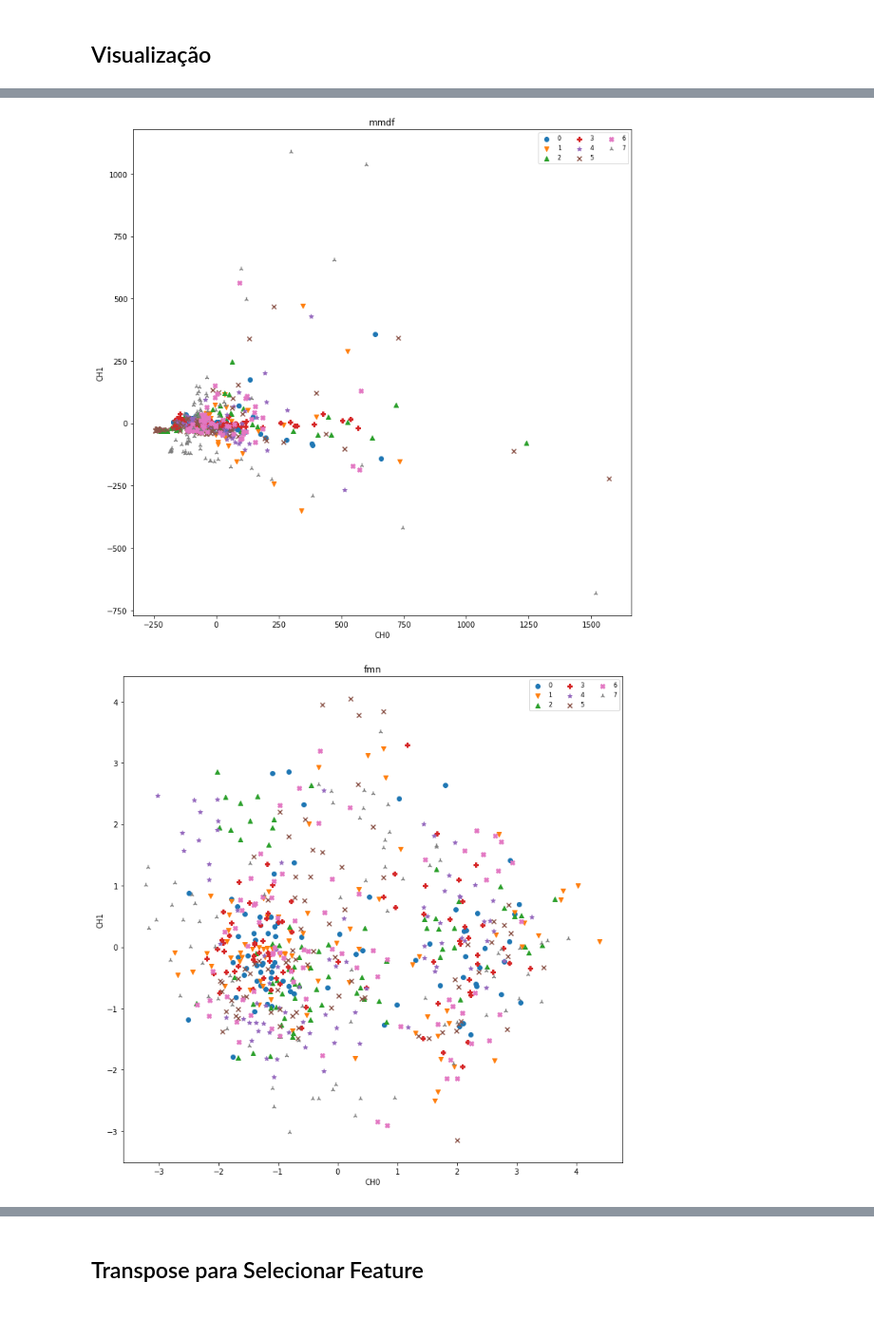
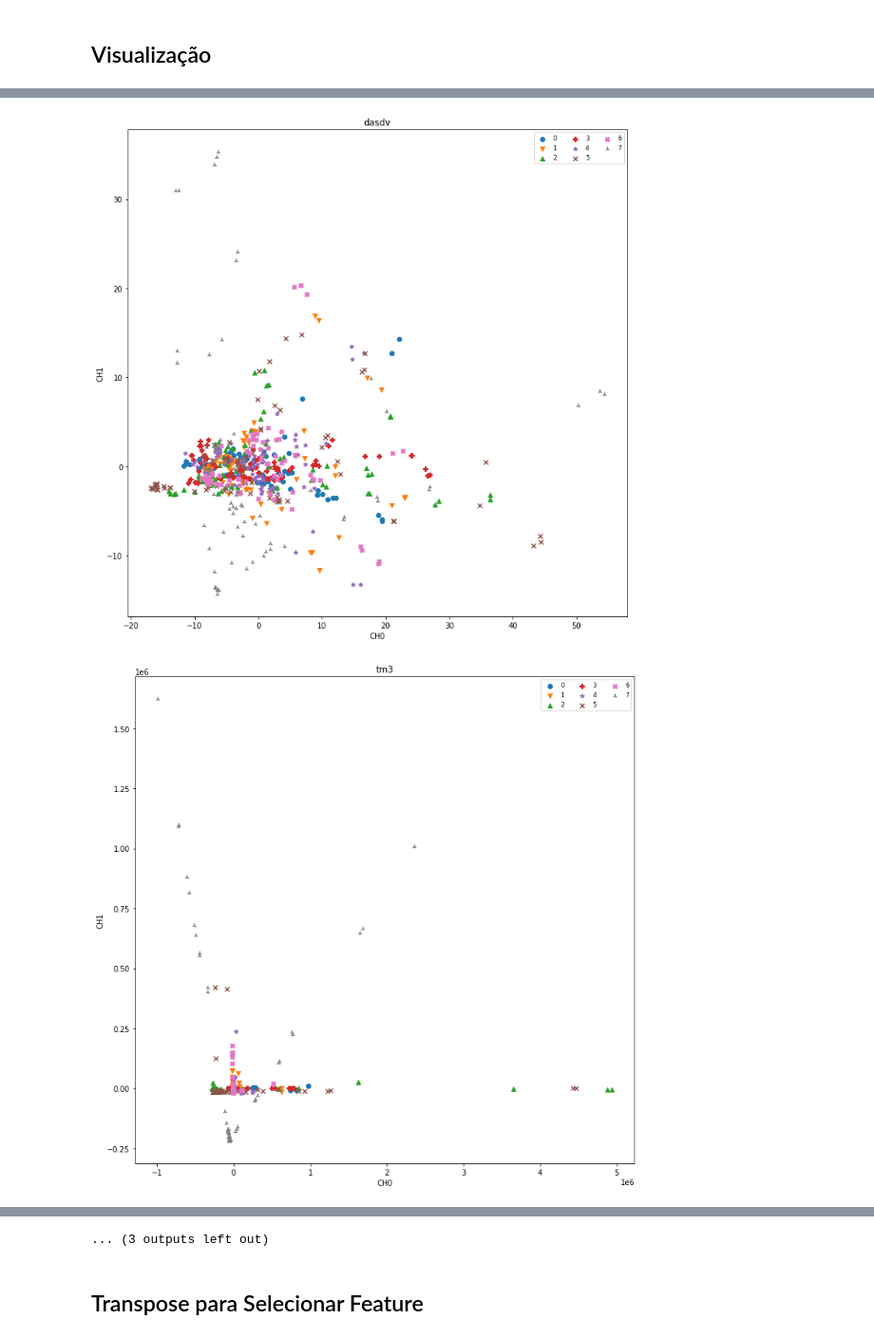
Before and after one commit to Jmallone/TOPICOS-2_2, a Jupyter notebook: MyData.ipynb, the cells around one changed output, grey strips where cells are left out. Shown at 95% size. Drawn from its saved outputs; the diff is of its cells as text; code cells hidden in the pictures.

```diff
--- a/MyData.ipynb
+++ b/MyData.ipynb
@@ -135,0 +139,3 @@ Dominio da frequência:  (24, 4, 26, 65) - (classes+ensaios, canais, janelas, li
+# %%
+for i in np.arange(1, 3, 0.5):
+    print(i)
@@ -179,7 +258,7 @@ def var(x):
     return np.sum(x ** 2, axis=-1) / (np.prod(x.shape[:-1]) - 1)
 
 def rms(x):
-    return np.sqrt(np.sum(np.abs(x) ** 2, axis=-1) / (np.prod(x.shape[:-1]) - 1))
+    return np.sqrt(np.sum(np.abs(x) ** 2, axis=-1) / (np.prod(x.shape[:-1])))
 
 def fmd(w):
     return np.sum(PSD(w), axis=-1) / 2
@@ -250,7 +329,17 @@ def logD(data):
 
     return e ** ( np.sum(np.log10( np.abs(data) ), axis=-1) ) / N
 
-# I
+def iemg(data):
+    # tempo
+    return np.sum(A(data), axis=-1)
+
+def dasdv(data):
+    #tempo
+    return np.sqrt( np.sum(np.diff(data) ** 2, axis=-1) / (np.prod(data.shape[:-1]) - 1) )
+
+def tmx(x, n):
+    N = np.prod(x.shape[:-1])
+    return np.abs(np.sum(x ** n, axis=-1) / N)
 # %% [markdown]
 ## Implementação do vetor
 # %%
@@ -259,15 +348,20 @@ th = np.median(chunks_time)
 final_data = list()
 final_data.append(var(chunks_time))
 final_data.append(rms(chunks_time))
-final_data.append(wamp(chunks_time, th))
+# final_data.append(wamp(chunks_time, th))
 final_data.append(wl(chunks_time))
-final_data.append(zc(chunks_time,0))
-final_data.append(logD(chunks_time))
+# final_data.append(zc(chunks_time,0))
+# final_data.append(logD(chunks_time))
+# final_data.append(iemg(chunks_time))
+final_data.append(dasdv(chunks_time))
+# final_data.append(tmx(chunks_time, 3))
+# final_data.append(tmx(chunks_time, 4))
+final_data.append(tmx(chunks_time, 5))
 
-final_data.append(fmd(chunks_freq))
-final_data.append(mmdf(chunks_freq))
-final_data.append(fmn(chunks_freq))
-final_data.append(mmnf(chunks_freq))
+# final_data.append(fmd(chunks_freq))
+# final_data.append(mmdf(chunks_freq))
+# final_data.append(fmn(chunks_freq))
+# final_data.append(mmnf(chunks_freq))
 
 
 
@@ -322,7 +411,7 @@ X_pca.shape
 def plot_features(features, features_names, classes_names, ch_1, ch_2):
 
     movs = np.arange(len(classes_names))
-    markers = ["o", "v", "^", "P", "*", "x", "X", "2", "3", "1"]
+    markers = ["o", "v", "^", "P", "*", "x", "X", "2", "3", "1", 'm', 'L', 'z', 'U', '6']
     for f, feature in enumerate(features):
 
         for mov, marker in zip(movs, markers):
@@ -345,7 +434,7 @@ from matplotlib import rcParams
 
 plt.rcParams["figure.figsize"] = (12, 12)
 
-features_name = ('var', 'rms', 'wamp', 'wl', 'zc','logd', 'fmd', 'mmdf', 'fmn', 'mmnf')
+features_name = ('var', 'rms', 'wamp', 'wl', 'zc','logd', 'iemg','dasdv','tm3','tm4','tm5', 'fmd', 'mmdf', 'fmn', 'mmnf')
 classes = [str(item) for item in list(range(8))]
 plot_features(X_pca, features_name, classes, 0, 1)
 # %% [output]
@@ -359,2 +448,2 @@ plot_features(X_pca, features_name, classes, 0, 1)
-[figure, old version]
+[figure, new version]
-[figure, old version]
+[figure, new version]
@@ -362,3 +453,4 @@ plot_features(X_pca, features_name, classes, 0, 1)
+... (3 outputs left out)
 # %% [markdown]
 ## Transpose para Selecionar Feature
 # %%
```
Also changed, not shown: parts of 20 cells of this notebook.
